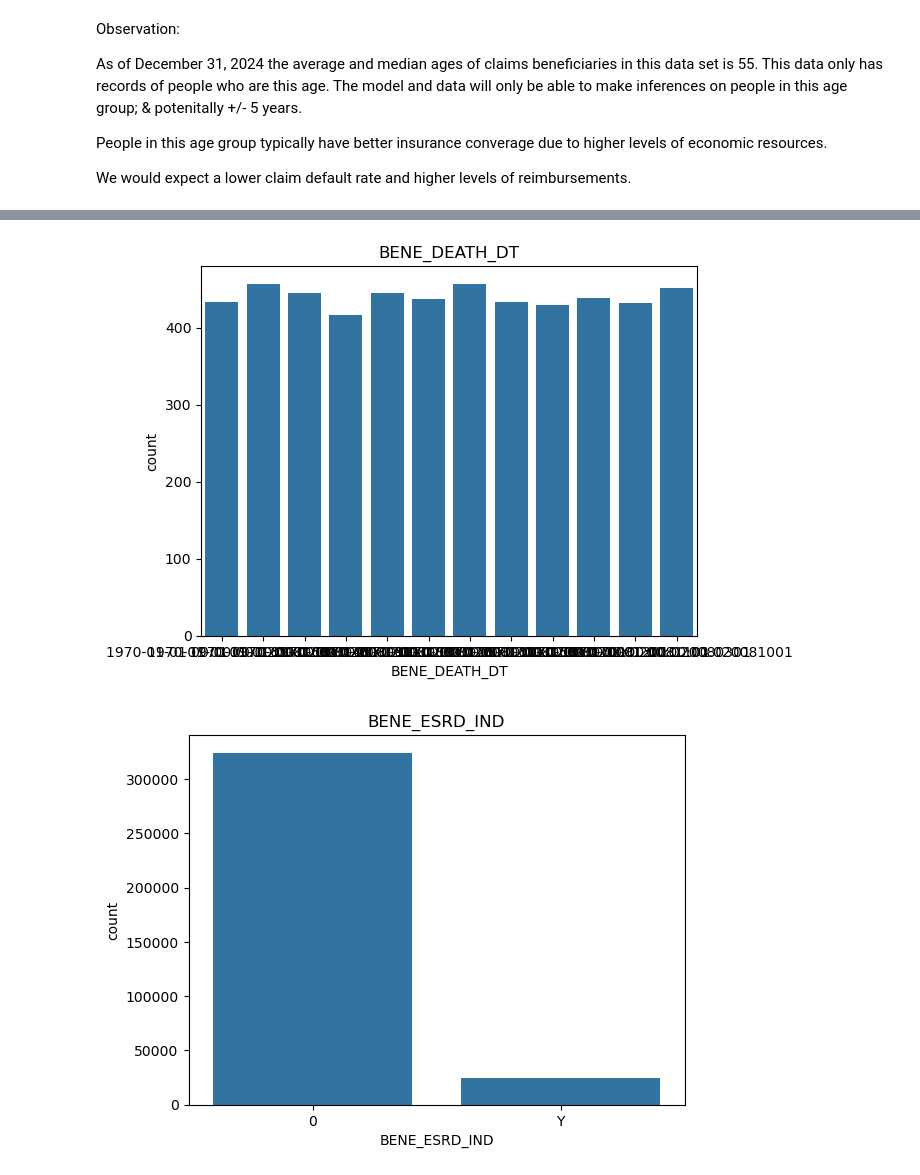
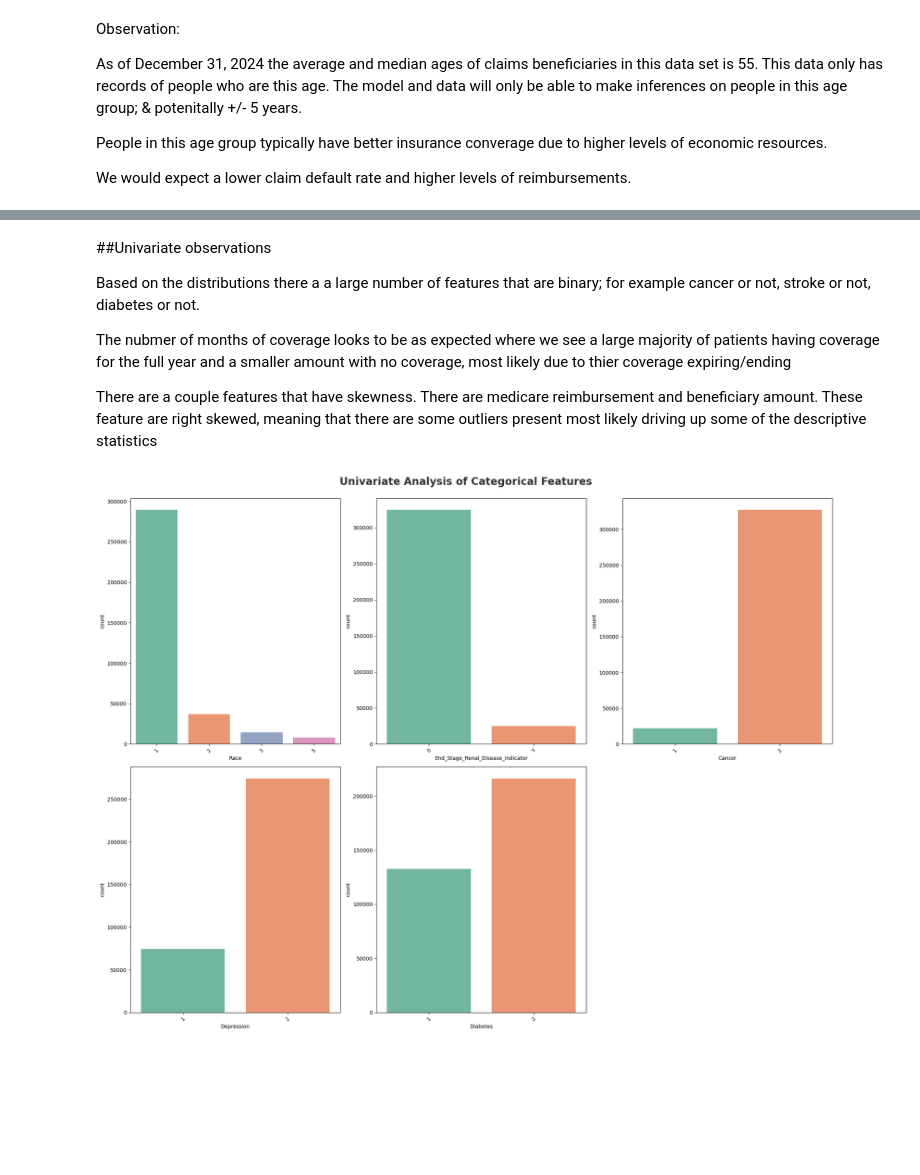
Before and after one commit to phyoung97/ClaimsAI, a Jupyter notebook: notebooks/EDA.ipynb, the cells around one changed output, grey strips where cells are left out. Saved outputs shown, nothing was run; the diff lists cells and outputs as text; code cells hidden in the pictures; blank space fills up the shorter version.

```diff
--- a/notebooks/EDA.ipynb
+++ b/notebooks/EDA.ipynb
@@ -188,11 +245,11 @@ np.int64(0)
 # %%
 #Convert Columns to correct data types
 
-df['BENE_BIRTH_DT'] = pd.to_datetime(df['BENE_BIRTH_DT'], errors='coerce')
+df['Birth_date'] = pd.to_datetime(df['Birth_date'], errors='coerce')
 
-df['BENE_DEATH_DT'] = pd.to_datetime(df['BENE_DEATH_DT'], errors='coerce')
+df['Date_of_Death'] = pd.to_datetime(df['Date_of_Death'], errors='coerce')
 
-print(df['BENE_BIRTH_DT'].head(2))
+print(df['Birth_date'].head(2))
 # %% [output]
 0   1970-01-01 00:00:00.019230901
 1   1970-01-01 00:00:00.019201001
@@ -200,6 +257,6 @@ Name: BENE_BIRTH_DT, dtype: datetime64[ns]
 # %%
 # Age calculation
-df['AGE'] = (pd.Timestamp('2024-12-31') - df['BENE_BIRTH_DT']).dt.days // 365
+df['AGE'] = (pd.Timestamp('2024-12-31') - df['Birth_date']).dt.days // 365
 
 avg_age = df['AGE'].mean()
 med_age = df['AGE'].median()
@@ -219,9 +276,12 @@ People in this age group typically have better insurance converage due to higher
 We would expect a lower claim default rate and higher levels of reimbursements.
 # %%
 #Separate Categorical and Numeric Features
-numeric_features = [feature for feature in df.columns if df[feature].dtype != 'O']
+
+numeric_features = [feature for feature in df.columns if df[feature].dtype != 'O' and not pd.api.types.is_datetime64_any_dtype(df[feature])]
 categorical_features = [feature for feature in df.columns if df[feature].dtype=='O']
+date_features = [feature for feature in df.columns if pd.api.types.is_datetime64_any_dtype(df[feature])]
 
 print('We have {} numerical features : {}'.format(len(numeric_features), numeric_features))
 print('\nwe have {} categorical features : {}'.format(len(categorical_features),categorical_features))
+print('\nwe have {} date features : {}'.format(len(date_features),date_features))
 # %% [output]
@@ -261,5 +319,12 @@ cat_cols = df.select_dtypes(exclude=np.number).columns
 # %%
-# Numeric
-df[num_cols].hist(figsize=(16, 10), bins=30)
-plt.tight_layout()
+# Proportion of count data on numerical columns
+
+plt.figure(figsize=(15,15))
+plt.suptitle('Univariate Analysis of Numerical Features', fontsize=20,fontweight='bold',alpha=0.8,y=1)
+
+for i in range(0, len(numeric_features)):
+    plt.subplot(5,6,i+1)
+    sns.kdeplot(x=df[numeric_features[i]],fill=True,color='r')
+    plt.xlabel(numeric_features[i])
+    plt.tight_layout()
 # %% [output]
@@ -267,10 +332,23 @@ plt.tight_layout()
+# %% [markdown]
+##Univariate observations
+
+Based on the distributions there a a large number of features that are binary; for example cancer or not, stroke or not, diabetes or not.
+
+The nubmer of months of coverage looks to be as expected where we see a large majority of patients having coverage for the full year and a smaller amount with no coverage, most likely due to thier coverage expiring/ending
+
+There are a couple features that have skewness. There are medicare reimbursement and beneficiary amount. These feature are right skewed, meaning that there are some outliers present most likely driving up some of the descriptive statistics
 # %%
-# Categorical
-for col in cat_cols:
-    if df[col].nunique() < 20:
-        sns.countplot(x=col, data=df)
-        plt.title(col)
-        plt.show()
+# Categorical Column Univariate analysis
+
+plt.figure(figsize=(20,15))
+plt.suptitle('Univariate Analysis of Categorical Features', fontsize=20, fontweight='bold',alpha=0.8, y=1.)
+category= ['Race', 'End_Stage_Renal_Disease_Indicator','Cancer', 'Depression', 'Diabetes']
+
+for i in range(0,len(category)):
+    plt.subplot(2,3,i+1)
+    sns.countplot(x=df[category[i]], palette="Set2")
+    plt.xlabel(category[i])
+    plt.xticks(rotation=45)
+    plt.tight_layout()
 # %% [output]
-[figure, old version]
+[figure, new version]
-[figure, removed]
```
Also changed, not shown: parts of 15 cells of this notebook.
